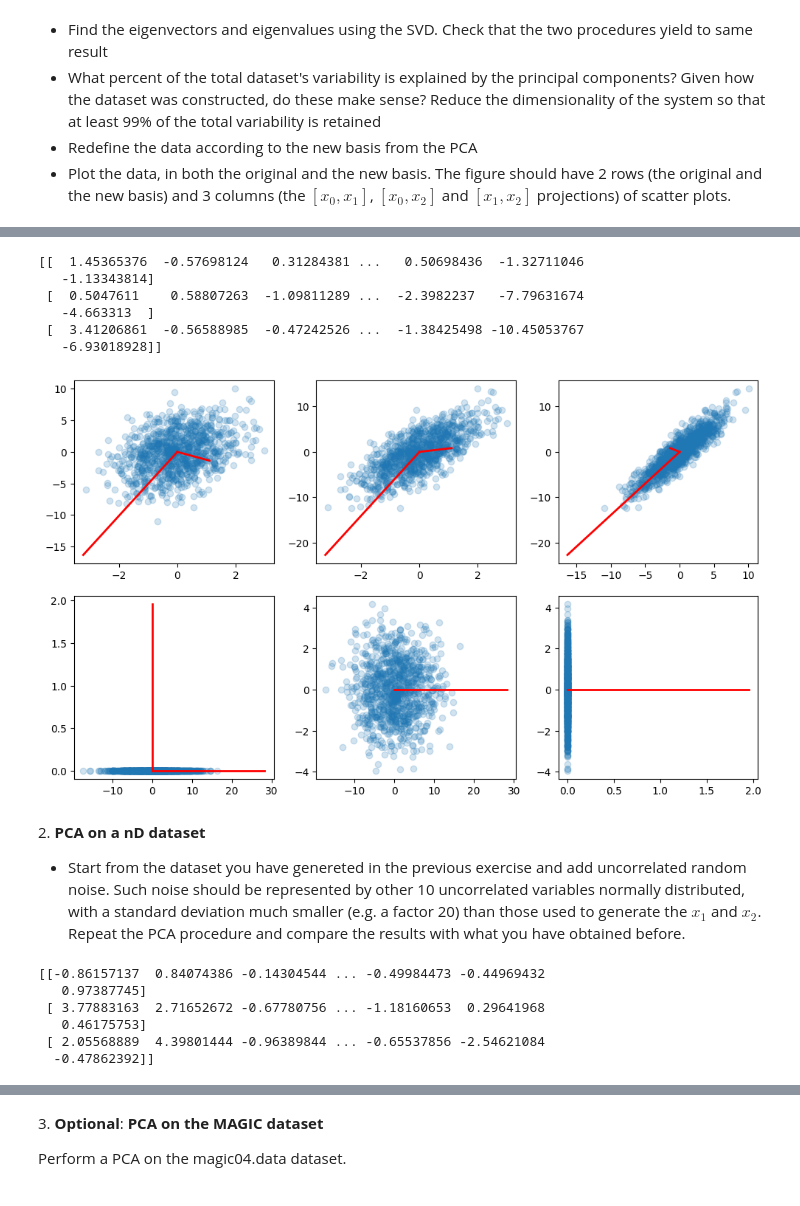
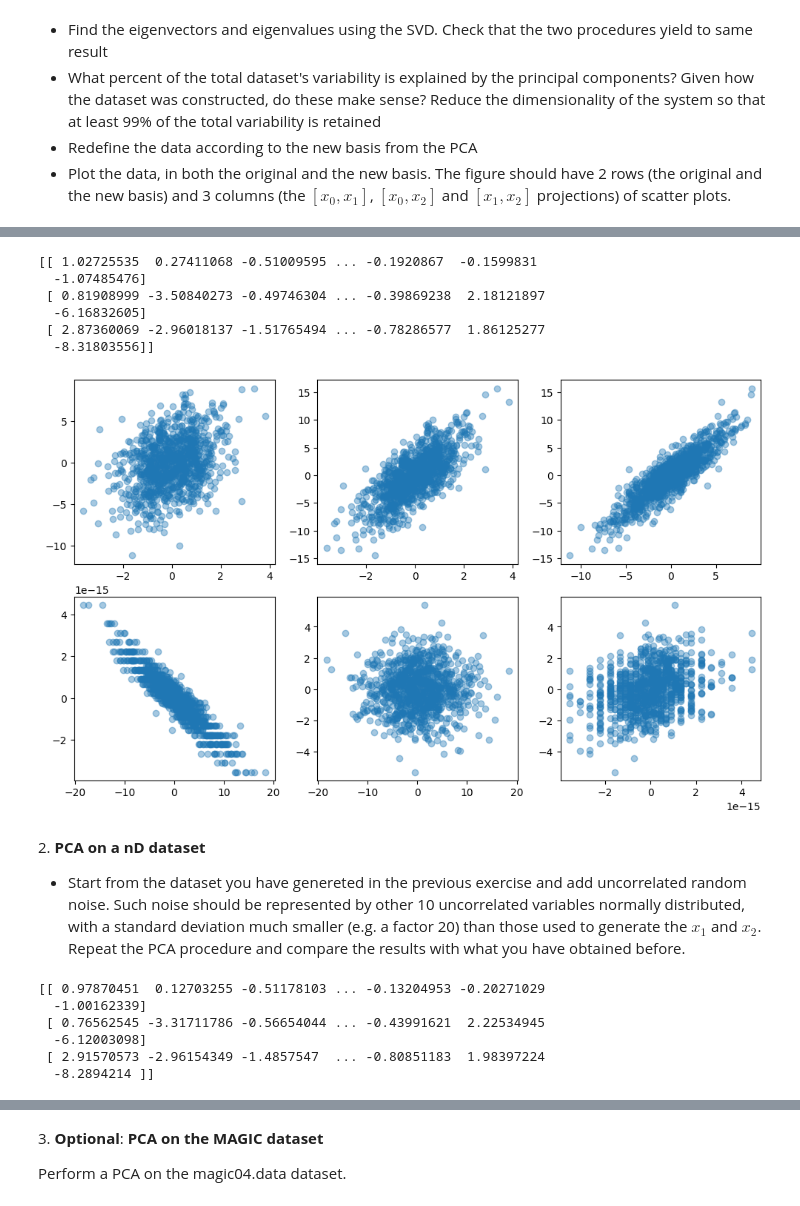
Before and after one commit to anaisbattut/ScientificComputingWithPython2022, a Jupyter notebook: 08ex_algebra.ipynb, the cells around one changed output, grey strips where cells are left out. Cells and saved outputs as stored; diff of their text form; code cells hidden in the pictures.

```diff
--- a/08ex_algebra.ipynb
+++ b/08ex_algebra.ipynb
@@ -97,60 +97,57 @@ By selecting the component 0, we retain 0.94% of the total variability
 # %%
 # rotate all the data points accordingly to the new base by multiplying by the transpose of matrix V
 datap = np.dot(V.T, data)
 #Scale factor for vizualisation purpose
 scale_factor = 1
 
 fig, ((ax1, ax2, ax3), (ax4, ax5, ax6)) = plt.subplots(nrows=2, ncols=3, figsize=(10, 6))
 fig.tight_layout()
 
 
-ax1.scatter(data[0, :], data[1,:], alpha=0.2)
-ax2.scatter(data[0, :], data[2,:], alpha=0.2)
-ax3.scatter(data[1, :], data[2,:], alpha=0.2)
+ax1.scatter(data[0, :], data[1,:], alpha=0.4)
+ax2.scatter(data[0, :], data[2,:], alpha=0.4)
+ax3.scatter(data[1, :], data[2,:], alpha=0.4)
 
-for li, vi in zip(l, V.T):
-    ax1.plot([0, scale_factor * li * vi[0]], [0, scale_factor * li * vi[1]], 'r-', lw=2)
-    ax2.plot([0, scale_factor * li * vi[0]], [0, scale_factor * li * vi[2]], 'r-', lw=2)
-    ax3.plot([0, scale_factor * li * vi[1]], [0, scale_factor * li * vi[2]], 'r-', lw=2)
+#for li, vi in zip(l, V.T):
+#    ax1.plot([0, scale_factor * li * vi[0]], [0, scale_factor * li * vi[1]], 'r-', lw=2)
+#    ax2.plot([0, scale_factor * li * vi[0]], [0, scale_factor * li * vi[2]], 'r-', lw=2)
+#    ax3.plot([0, scale_factor * li * vi[1]], [0, scale_factor * li * vi[2]], 'r-', lw=2)
 
-ax4.scatter(datap[0, :], datap[1,:], alpha=0.2)
-ax5.scatter(datap[0, :], datap[2,:], alpha=0.2)
-ax6.scatter(datap[1, :], datap[2,:], alpha=0.2)
+ax4.scatter(datap[0, :], datap[1,:], alpha=0.4)
+ax5.scatter(datap[0, :], datap[2,:], alpha=0.4)
+ax6.scatter(datap[1, :], datap[2,:], alpha=0.4)
 
-for li, vi in zip(l_svd, np.dot(V.T, V)): # np.dot(V.T, V) is equivalent to np.diag([1]*len(l))
-    ax4.plot([0, scale_factor*li*vi[0]], [0, scale_factor*li*vi[1]], 'r-', lw=2)
-    ax5.plot([0, scale_factor*li*vi[0]], [0, scale_factor*li*vi[2]], 'r-', lw=2)
-    ax6.plot([0, scale_factor*li*vi[1]], [0, scale_factor*li*vi[2]], 'r-', lw=2)
+#for li, vi in zip(l_svd, np.dot(V.T, V)): # np.dot(V.T, V) is equivalent to np.diag([1]*len(l))
+#    ax4.plot([0, scale_factor*li*vi[0]], [0, scale_factor*li*vi[1]], 'r-', lw=2)
+#    ax5.plot([0, scale_factor*li*vi[0]], [0, scale_factor*li*vi[2]], 'r-', lw=2)
+#    ax6.plot([0, scale_factor*li*vi[1]], [0, scale_factor*li*vi[2]], 'r-', lw=2)
 
 
 print(data)
 # %% [output]
-[[  1.45365376  -0.57698124   0.31284381 ...   0.50698436  -1.32711046
-   -1.13343814]
- [  0.5047611    0.58807263  -1.09811289 ...  -2.3982237   -7.79631674
-   -4.663313  ]
- [  3.41206861  -0.56588985  -0.47242526 ...  -1.38425498 -10.45053767
-   -6.93018928]]
+[[ 1.02725535  0.27411068 -0.51009595 ... -0.1920867  -0.1599831
+  -1.07485476]
+ [ 0.81908999 -3.50840273 -0.49746304 ... -0.39869238  2.18121897
+  -6.16832605]
+ [ 2.87360069 -2.96018137 -1.51765494 ... -0.78286577  1.86125277
+  -8.31803556]]
-[figure, old version]
+[figure, new version]
 # %% [markdown]
 2\. **PCA on a nD dataset**
 
 * Start from the dataset you have genereted in the previous exercise and add uncorrelated random noise. Such noise should be represented by other 10 uncorrelated variables normally distributed, with a standard deviation much smaller (e.g. a factor 20) than those used to generate the $x_1$ and $x_2$. Repeat the PCA procedure and compare the results with what you have obtained before.
-# %%
-#we had to each features 10 uncorrelated variables normally distributed
-x1 = np.concatenate((x1, np.random.normal(0,1,10)), axis=None)
-x2 = np.concatenate((x2, np.random.normal(0,1,10)), axis=None)
-x3 = np.concatenate((x3, np.random.normal(0,1,10)), axis=None)
-#generating the dataset
-data = np.array([x1,x2,x3])
-print(data)
-# %% [output]
-[[-0.86157137  0.84074386 -0.14304544 ... -0.49984473 -0.44969432
-   0.97387745]
- [ 3.77883163  2.71652672 -0.67780756 ... -1.18160653  0.29641968
-   0.46175753]
- [ 2.05568889  4.39801444 -0.96389844 ... -0.65537856 -2.54621084
-  -0.47862392]]
+# %%
+#we had to each features 10 uncorrelated variables normally distributed
+noise = np.random.normal(loc = 0, scale = 1/50, size=(3,1000,10))
+noise_data = data + np.sum(noise, axis=2)
+print(noise_data)
+# %% [output]
+[[ 0.97870451  0.12703255 -0.51178103 ... -0.13204953 -0.20271029
+  -1.00162339]
+ [ 0.76562545 -3.31711786 -0.56654044 ... -0.43991621  2.22534945
+  -6.12003098]
+ [ 2.91570573 -2.96154349 -1.4857547  ... -0.80851183  1.98397224
+  -8.2894214 ]]
 # %%
 #find the eigenvectors and eigenvalues
 #using eigendecomposition of the covariance matrix
```
Also changed, not shown: parts of 6 cells of this notebook, 1 other file.
